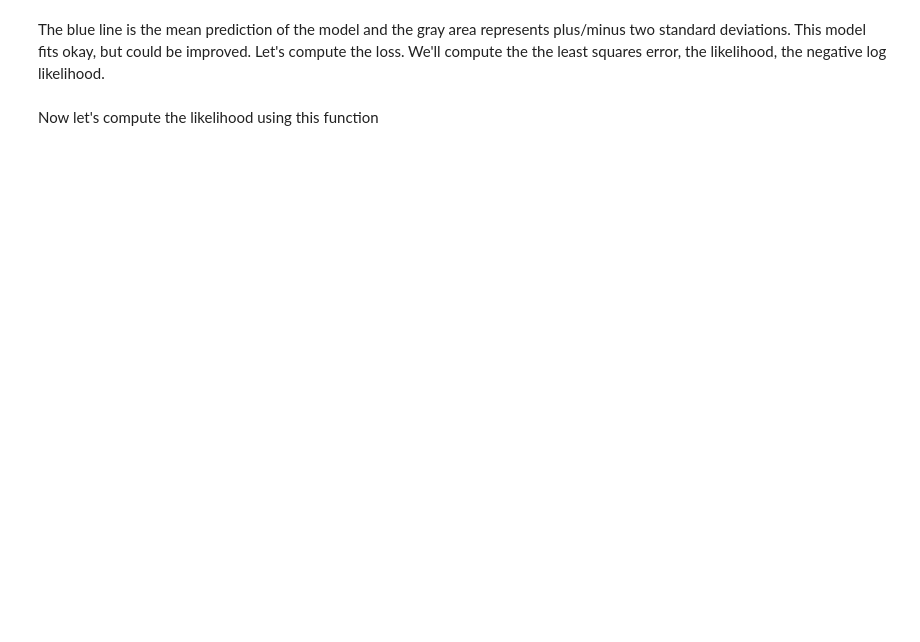
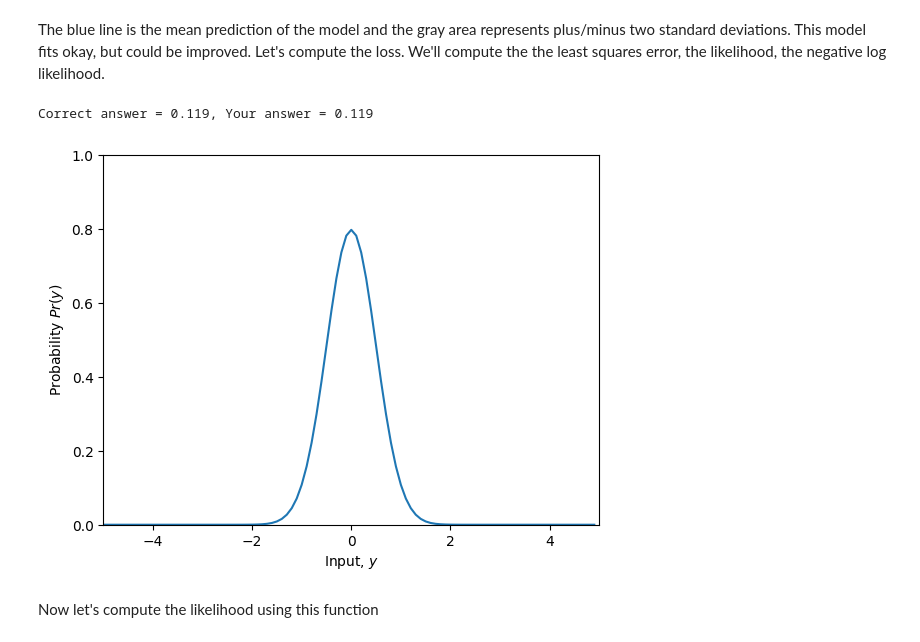
Before and after one commit to Greg-Saul/DL_HW, a Jupyter notebook: Notebooks/Chap05/5_1_Least_Squares_Loss.ipynb, the cells around one changed output. Drawn from its saved outputs; the diff is of its cells as text; code cells hidden in the pictures; blank space fills up the shorter version.

```diff
--- a/Notebooks/Chap05/5_1_Least_Squares_Loss.ipynb
+++ b/Notebooks/Chap05/5_1_Least_Squares_Loss.ipynb
@@ -98,30 +100,40 @@ def normal_distribution(y, mu, sigma):
     # Equation 5.7 from the notes (you will need np.sqrt() and np.exp(), and math.pi)
     # Don't use the numpy version -- that's cheating!
     # Replace the line below
-    prob = np.zeros_like(y)
+    prob = (1 / (np.sqrt(2 * math.pi * sigma ** 2))) * np.exp(-((y - mu) ** 2)/(2 * sigma ** 2))
 
     return prob
 # %%
 # Let's double check we get the right answer before proceeding
 print("Correct answer = %3.3f, Your answer = %3.3f"%(0.119,normal_distribution(1,-1,2.3)))
+# %% [output]
+Correct answer = 0.119, Your answer = 0.119
 # %%
 # Let's plot the Gaussian distribution.
 y_gauss = np.arange(-5,5,0.1)
-mu = 0; sigma = 1.0
+mu = 0; sigma = 0.5
 gauss_prob = normal_distribution(y_gauss, mu, sigma)
 fig, ax = plt.subplots()
 ax.plot(y_gauss, gauss_prob)
 ax.set_xlabel(r'Input, $y$'); ax.set_ylabel(r'Probability $Pr(y)$')
 ax.set_xlim([-5,5]);ax.set_ylim([0,1.0])
 plt.show()
 
 # TODO
 # 1. Predict what will happen if we change to mu=1 and leave sigma=1
+# I predict that the curve will be more flat because we are having a smaller number on the top of the fraction in the equation.
 # Now change the code above and see if you were correct.
+# I was incorrect the outcome was a horizontal translation
 
 # 2. Predict what will happen if we leave mu = 0 and change sigma to 2.0
+# This one will flatten out the function because it makes the denominator bigger making the output smaller.
+# Correct
 
 # 3. Predict what will happen if we leave mu = 0 and change sigma to 0.5
+# This one will heighten the function because it makes the denominator smaller making the output bigger.
+# Correct
+# %% [output]
+[figure, added]
 # %% [markdown]
 Now let's compute the likelihood using this function
 # %%
```
Also changed, not shown: parts of 13 cells of this notebook.
